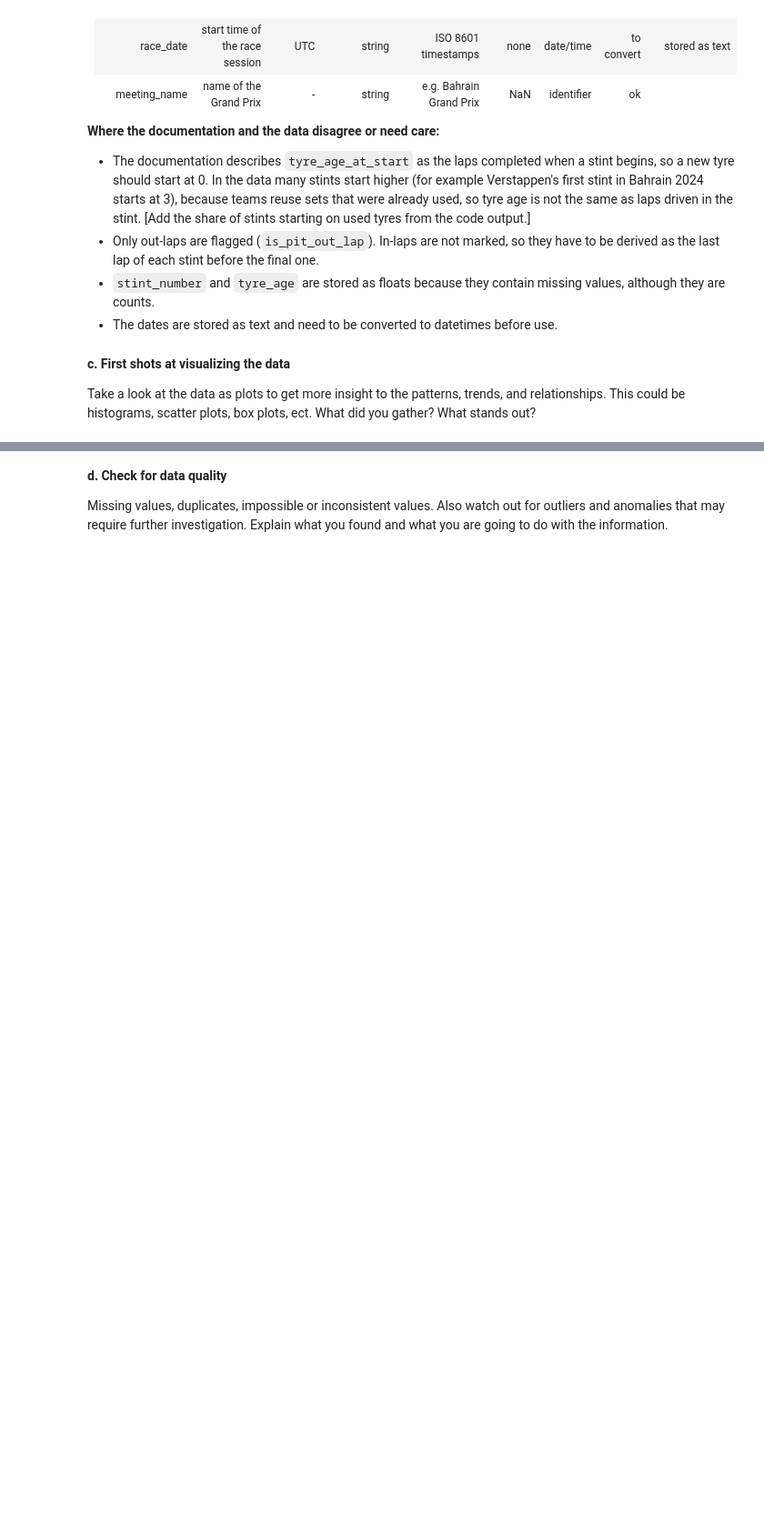
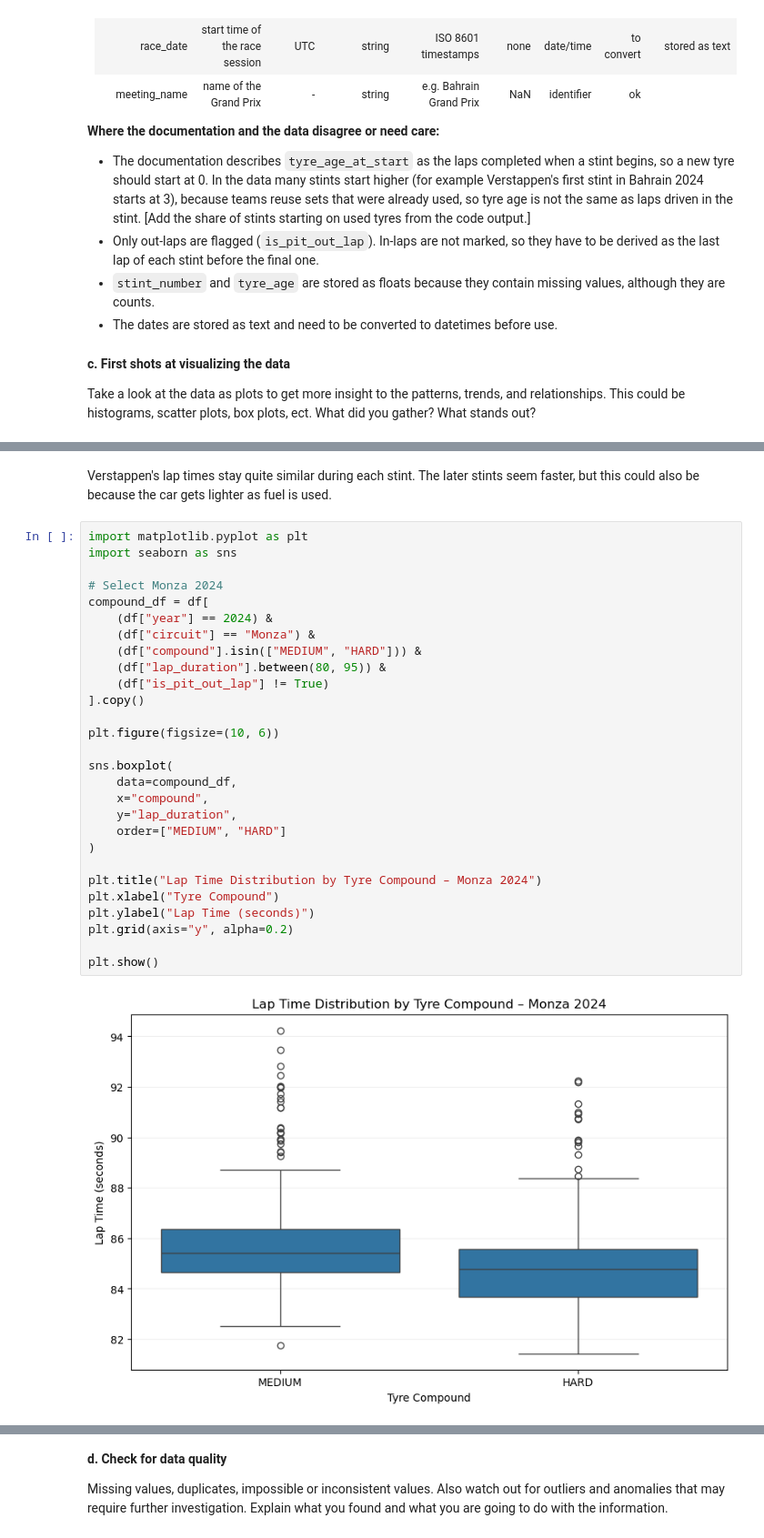
Before and after one commit to rickiemagnusjojo/IDS-Project-F9, a Jupyter notebook: notebooks/IDS2026_HW07.ipynb, the cells around one changed output, grey strips where cells are left out. Shown at 91% size. Drawn from its saved outputs; the diff is of its cells as text; blank space fills up the shorter version.

```diff
--- a/notebooks/IDS2026_HW07.ipynb
+++ b/notebooks/IDS2026_HW07.ipynb
@@ -237,0 +321,32 @@ Take a look at the data as plots to get more insight to the patterns, trends, an
+# %% [markdown]
+Verstappen's lap times stay quite similar during each stint. The later stints seem faster, but this could also be because the car gets lighter as fuel is used.
+# %%
+import matplotlib.pyplot as plt
+import seaborn as sns
+
+# Select Monza 2024
+compound_df = df[
+    (df["year"] == 2024) &
+    (df["circuit"] == "Monza") &
+    (df["compound"].isin(["MEDIUM", "HARD"])) &
+    (df["lap_duration"].between(80, 95)) &
+    (df["is_pit_out_lap"] != True)
+].copy()
+
+plt.figure(figsize=(10, 6))
+
+sns.boxplot(
+    data=compound_df,
+    x="compound",
+    y="lap_duration",
+    order=["MEDIUM", "HARD"]
+)
+
+plt.title("Lap Time Distribution by Tyre Compound – Monza 2024")
+plt.xlabel("Tyre Compound")
+plt.ylabel("Lap Time (seconds)")
+plt.grid(axis="y", alpha=0.2)
+
+plt.show()
+# %% [output]
+[figure, added]
```
Also changed, not shown: parts of 18 cells of this notebook.
